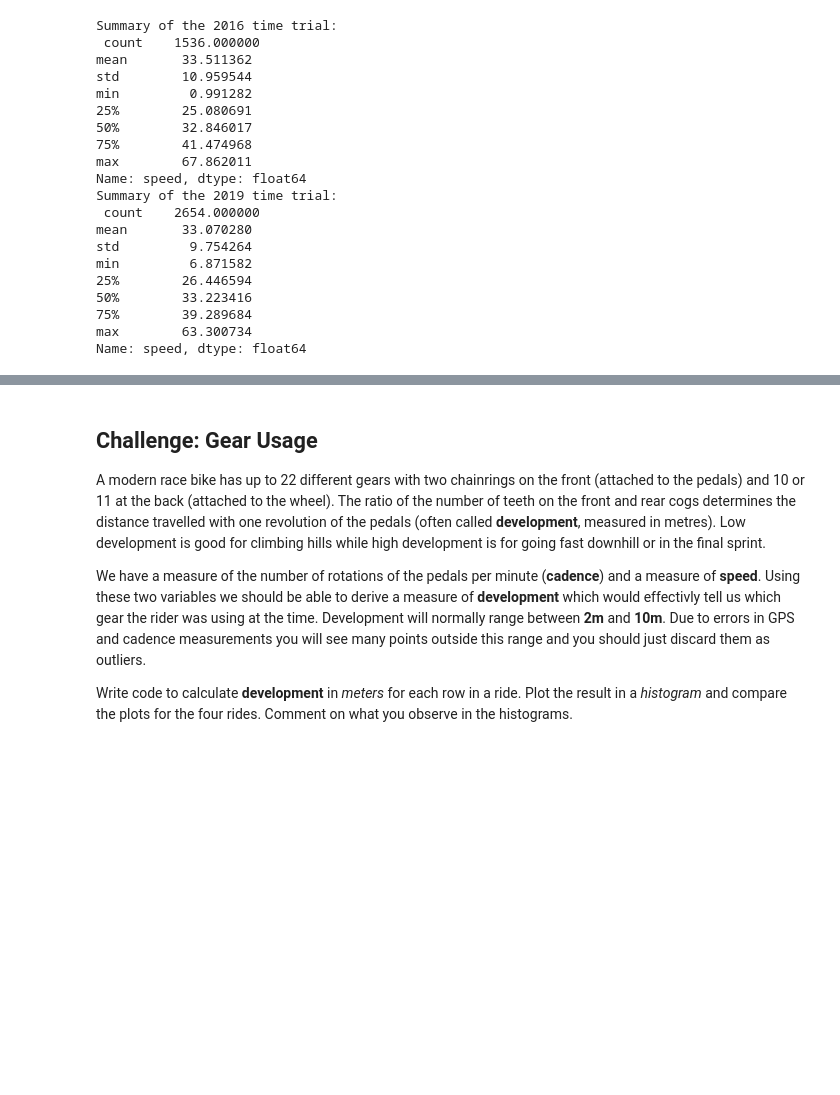
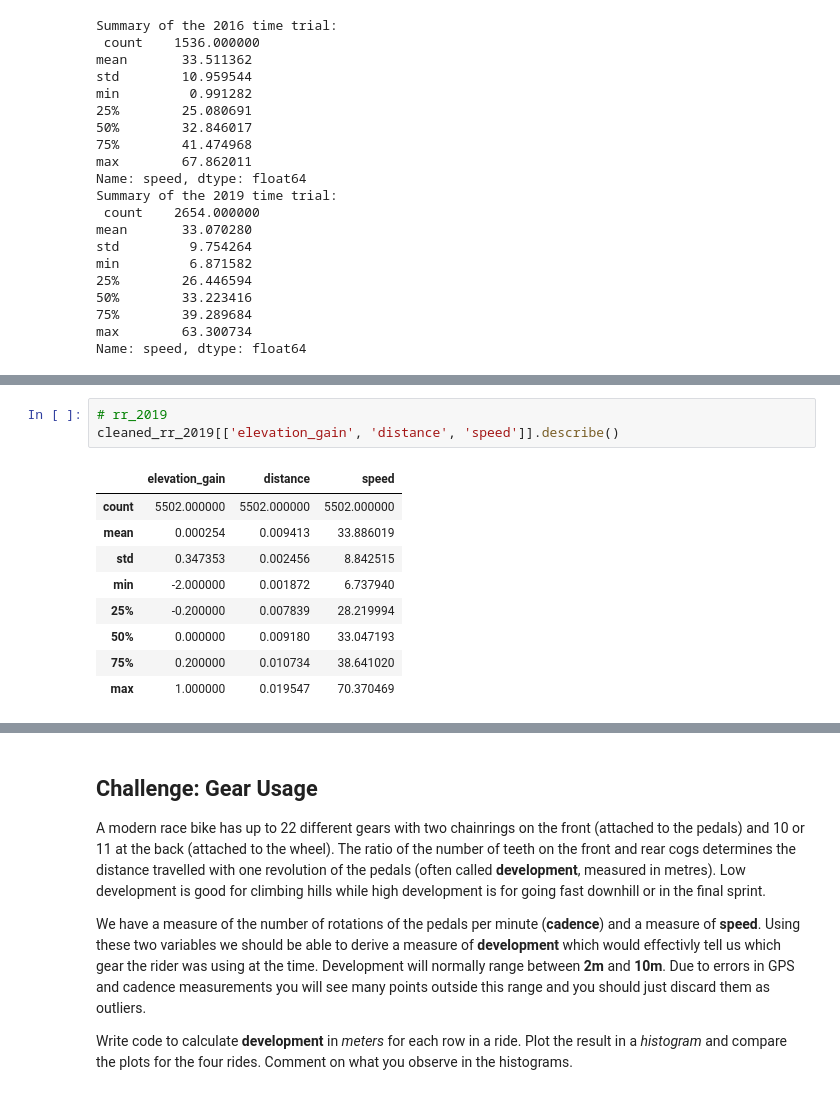
Before and after one commit to xuyenlinhHuynh/data-science-portfolio-xuyenlinhHuynh, a Jupyter notebook: Portfolio 1.ipynb, the cells around one changed output, grey strips where cells are left out. Drawn from its saved outputs; the diff is of its cells as text; blank space fills up the shorter version.

```diff
--- a/Portfolio 1.ipynb
+++ b/Portfolio 1.ipynb
@@ -933,0 +1044,13 @@ Text(0, 0.5, 'Difference')
+# %%
+# rr_2019
+cleaned_rr_2019[['elevation_gain', 'distance', 'speed']].describe()
+# %% [output]
+|  | elevation_gain | distance | speed |
+| count | 5502.000000 | 5502.000000 | 5502.000000 |
+| mean | 0.000254 | 0.009413 | 33.886019 |
+| std | 0.347353 | 0.002456 | 8.842515 |
+| min | -2.000000 | 0.001872 | 6.737940 |
+| 25% | -0.200000 | 0.007839 | 28.219994 |
+| 50% | 0.000000 | 0.009180 | 33.047193 |
+| 75% | 0.200000 | 0.010734 | 38.641020 |
+| max | 1.000000 | 0.019547 | 70.370469 |
```
Also changed, not shown: parts of 34 cells of this notebook.
